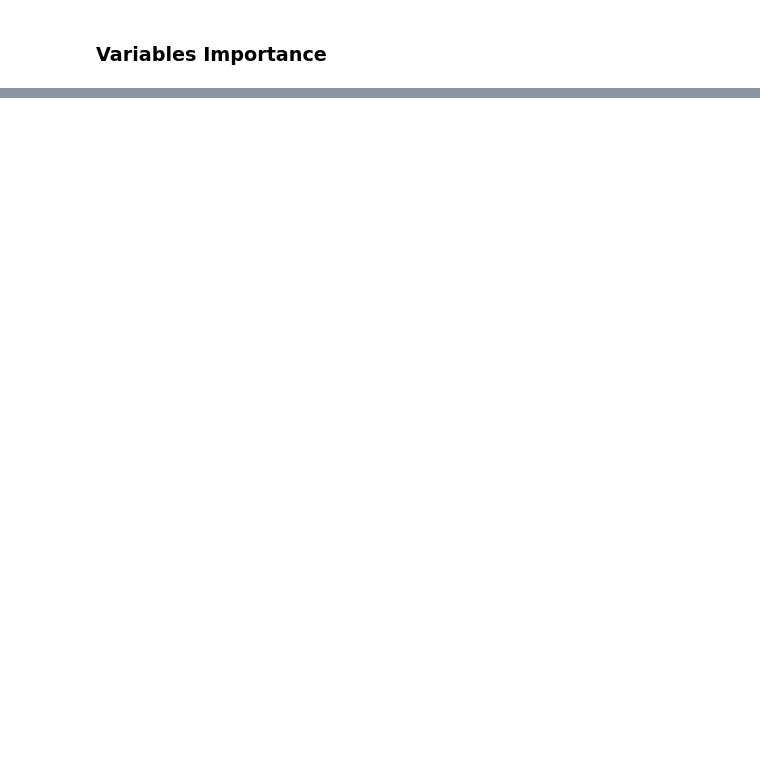
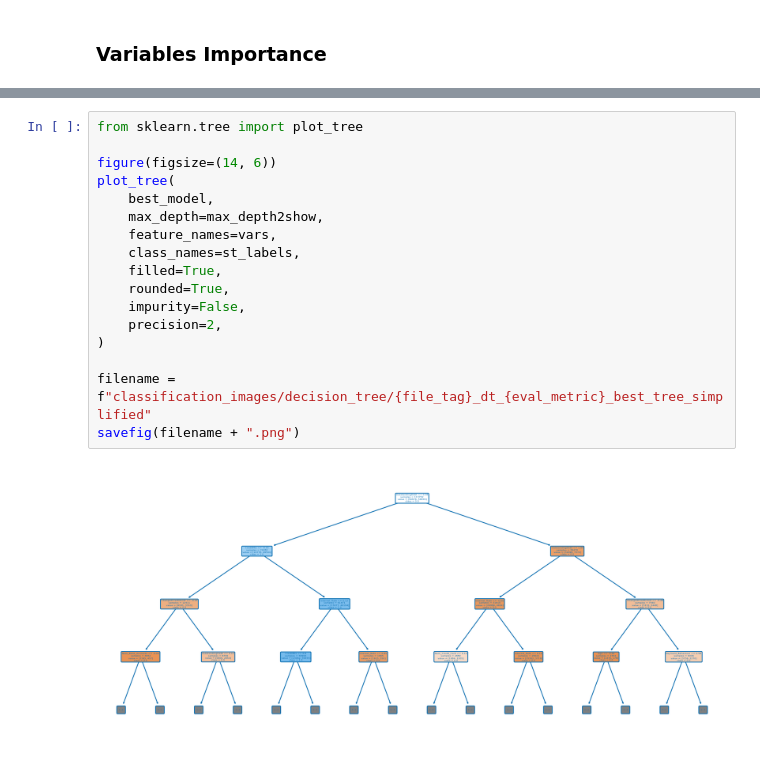
Before and after one commit to franciscoAbreuTecnico/Data-Science-IST, a Jupyter notebook: dataset_services/decision_tree.ipynb, the cells around one changed output, grey strips where cells are left out. Saved outputs shown, nothing was run; the diff lists cells and outputs as text; blank space fills up the shorter version.

Commit message:
initial profiling images

```diff
--- a/dataset_services/decision_tree.ipynb
+++ b/dataset_services/decision_tree.ipynb
@@ -102,0 +92,19 @@ FileNotFoundError: [WinError 2] O sistema não conseguiu localizar o ficheiro es
+# %%
+from sklearn.tree import plot_tree
+
+figure(figsize=(14, 6))
+plot_tree(
+    best_model,
+    max_depth=max_depth2show,
+    feature_names=vars,
+    class_names=st_labels,
+    filled=True,
+    rounded=True,
+    impurity=False,
+    precision=2,
+)
+
+filename = f"classification_images/decision_tree/{file_tag}_dt_{eval_metric}_best_tree_simplified"
+savefig(filename + ".png")
+# %% [output]
+[figure, added]
```
Also changed, not shown: parts of 7 cells of this notebook, 29 other files.
